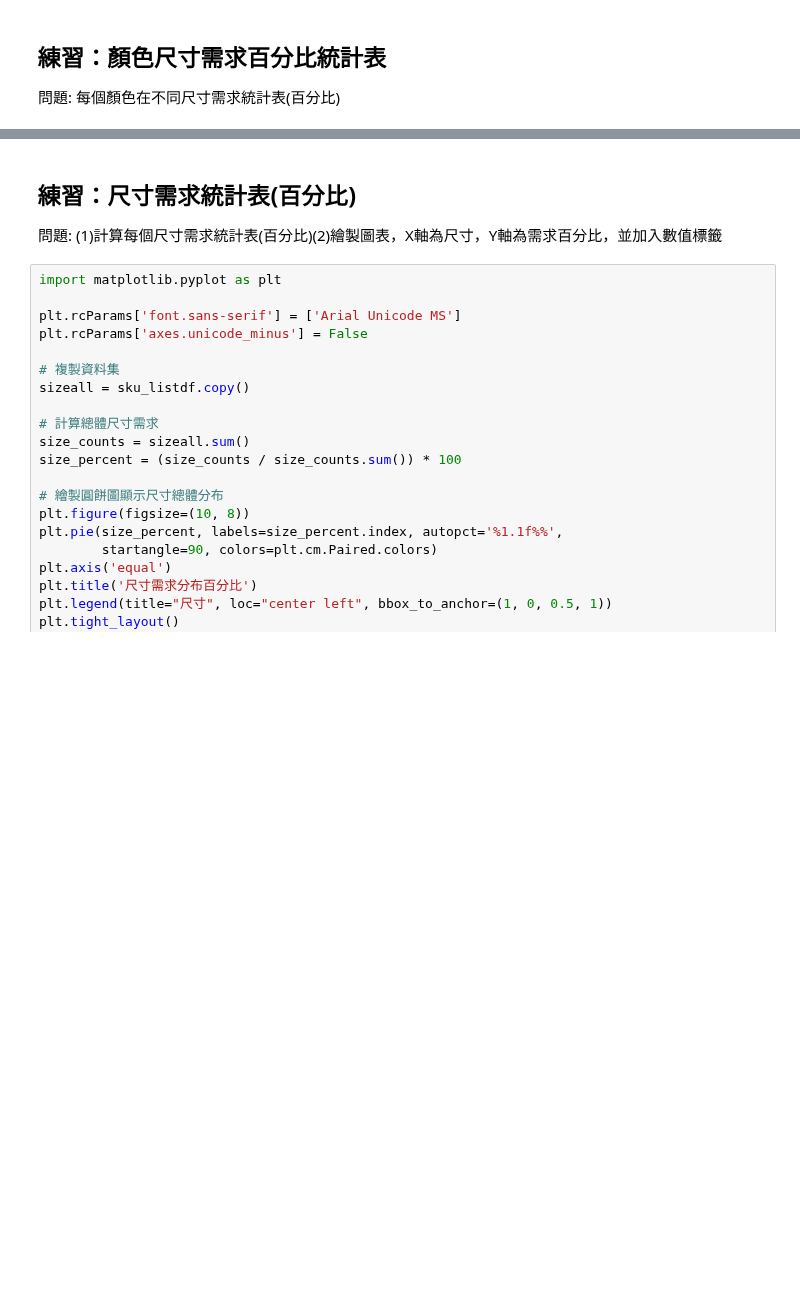
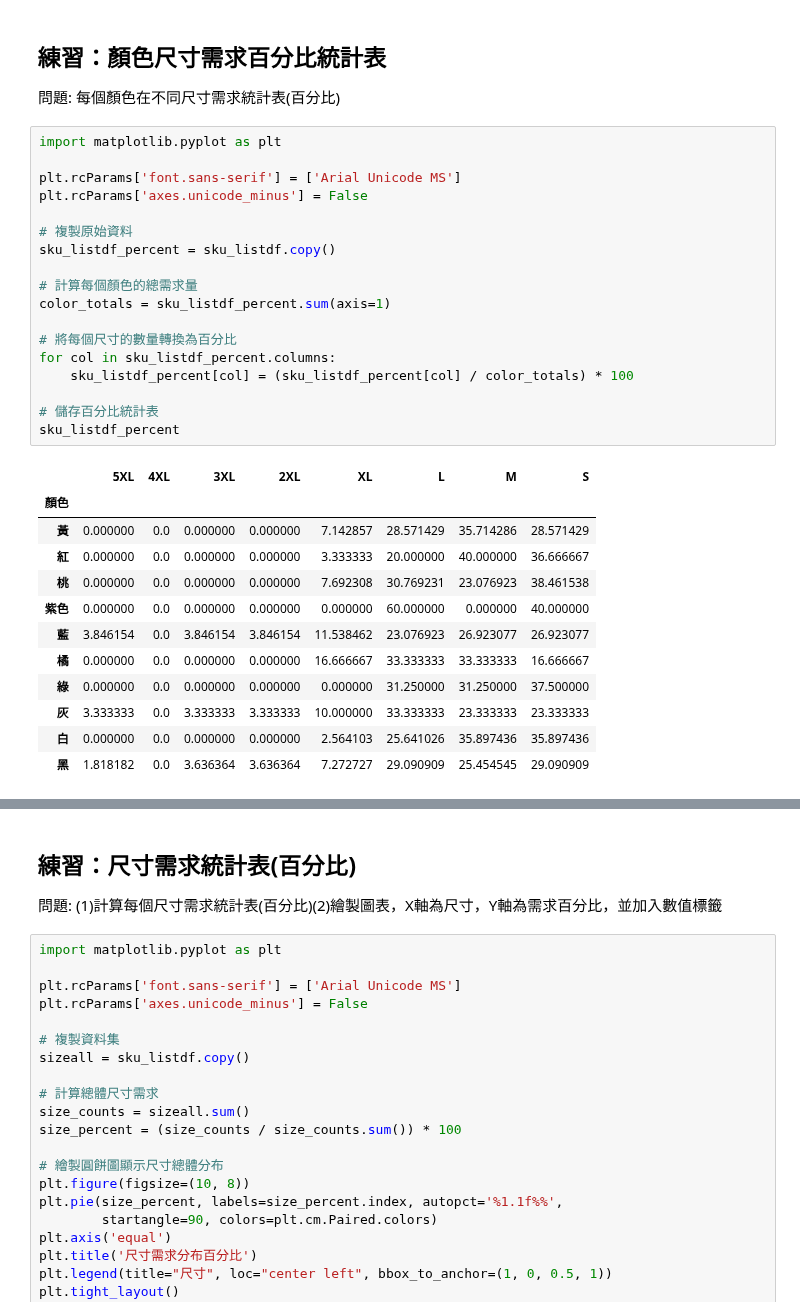
Before and after one commit to pan93412/nkust-homework, a Jupyter notebook: semester-6/marketing/06-comment-stp-sku/02_sku_stat.ipynb, the cells around one changed output, grey strips where cells are left out. Saved outputs shown, nothing was run; the diff lists cells and outputs as text; blank space fills up the shorter version.

```diff
--- a/semester-6/marketing/06-comment-stp-sku/02_sku_stat.ipynb
+++ b/semester-6/marketing/06-comment-stp-sku/02_sku_stat.ipynb
@@ -163,4 +163,35 @@ for i in range(len(sku_listdf)):
 
 
  問題: 每個顏色在不同尺寸需求統計表(百分比)
+# %%
+import matplotlib.pyplot as plt
+
+plt.rcParams['font.sans-serif'] = ['Arial Unicode MS']
+plt.rcParams['axes.unicode_minus'] = False
+
+# 複製原始資料
+sku_listdf_percent = sku_listdf.copy()
+
+# 計算每個顏色的總需求量
+color_totals = sku_listdf_percent.sum(axis=1)
+
+# 將每個尺寸的數量轉換為百分比
+for col in sku_listdf_percent.columns:
+    sku_listdf_percent[col] = (sku_listdf_percent[col] / color_totals) * 100
+
+# 儲存百分比統計表
+sku_listdf_percent
+# %% [output]
+|  | 5XL | 4XL | 3XL | 2XL | XL | L | M | S |
+| 顏色 |  |  |  |  |  |  |  |  |
+| 黃 | 0.000000 | 0.0 | 0.000000 | 0.000000 | 7.142857 | 28.571429 | 35.714286 | 28.571429 |
+| 紅 | 0.000000 | 0.0 | 0.000000 | 0.000000 | 3.333333 | 20.000000 | 40.000000 | 36.666667 |
+| 桃 | 0.000000 | 0.0 | 0.000000 | 0.000000 | 7.692308 | 30.769231 | 23.076923 | 38.461538 |
+| 紫色 | 0.000000 | 0.0 | 0.000000 | 0.000000 | 0.000000 | 60.000000 | 0.000000 | 40.000000 |
+| 藍 | 3.846154 | 0.0 | 3.846154 | 3.846154 | 11.538462 | 23.076923 | 26.923077 | 26.923077 |
+| 橘 | 0.000000 | 0.0 | 0.000000 | 0.000000 | 16.666667 | 33.333333 | 33.333333 | 16.666667 |
+| 綠 | 0.000000 | 0.0 | 0.000000 | 0.000000 | 0.000000 | 31.250000 | 31.250000 | 37.500000 |
+| 灰 | 3.333333 | 0.0 | 3.333333 | 3.333333 | 10.000000 | 33.333333 | 23.333333 | 23.333333 |
+| 白 | 0.000000 | 0.0 | 0.000000 | 0.000000 | 2.564103 | 25.641026 | 35.897436 | 35.897436 |
+| 黑 | 1.818182 | 0.0 | 3.636364 | 3.636364 | 7.272727 | 29.090909 | 25.454545 | 29.090909 |
 # %%
```
Also changed, not shown: parts of 1 cell of this notebook, 1 other file.
